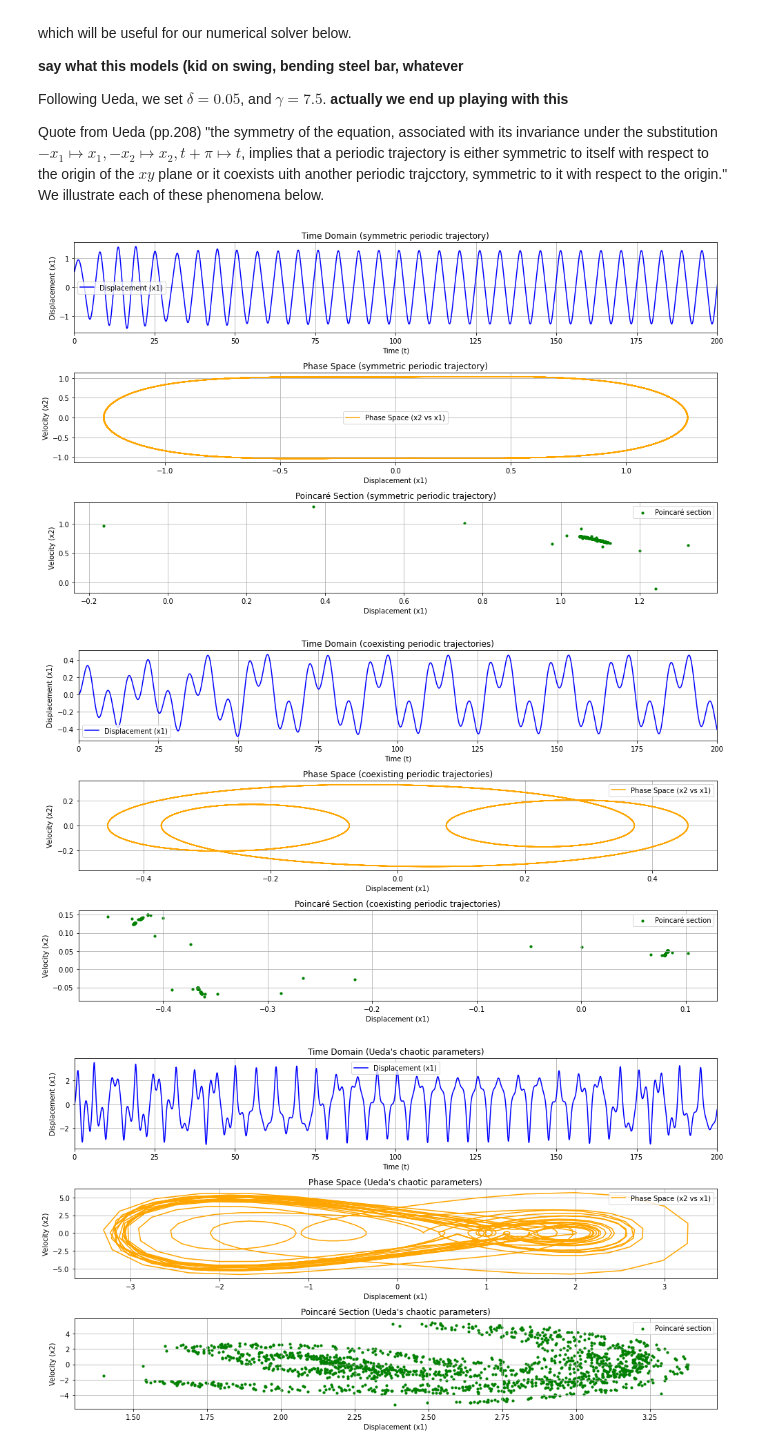
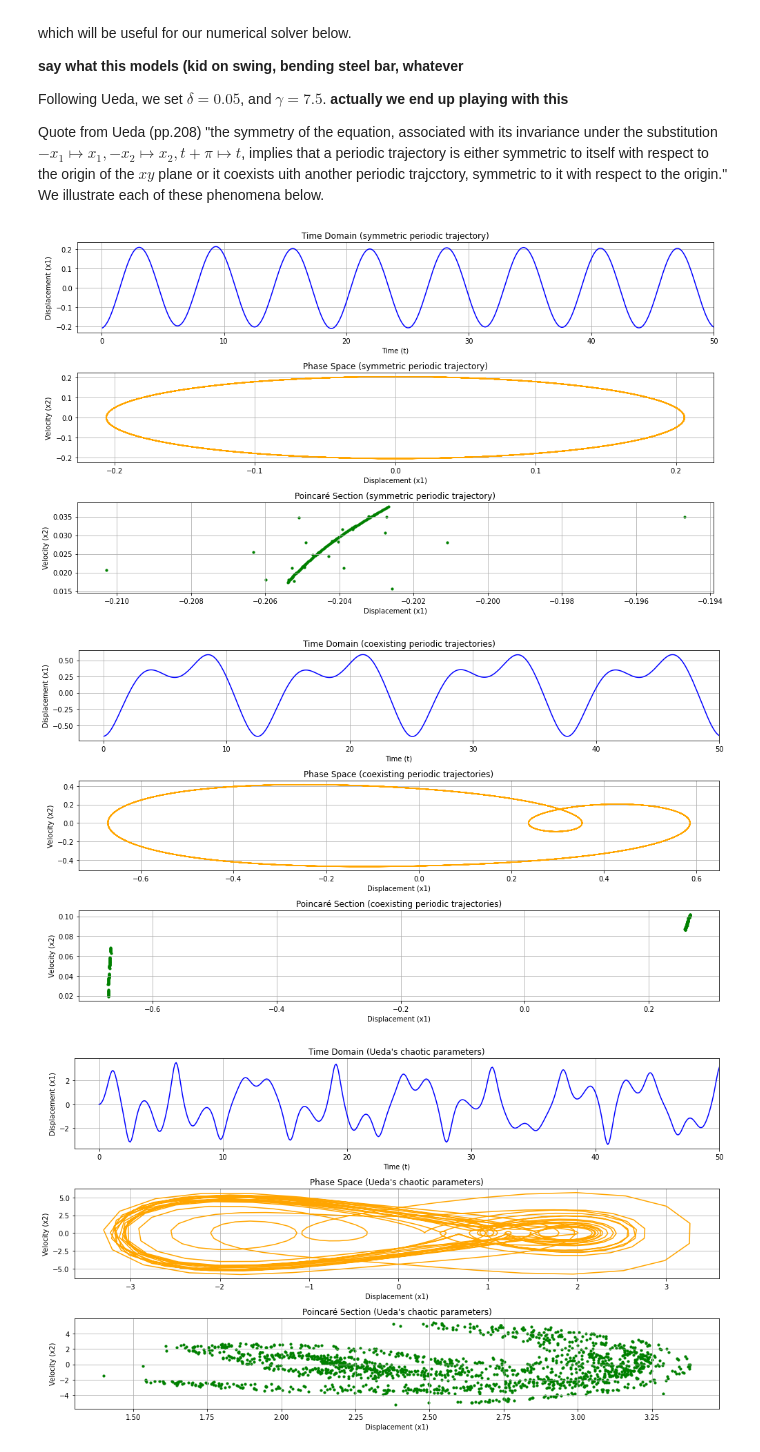
Before and after one commit to dowlaf/Dow-PHYS250-Project, a Jupyter notebook: interactive_notebook.ipynb, the cells around one changed output. Cells and saved outputs as stored; diff of their text form; code cells hidden in the pictures.

```diff
--- a/interactive_notebook.ipynb
+++ b/interactive_notebook.ipynb
@@ -84,18 +85,22 @@ def solve_ueda(y0, t_start, t_end, max_step=0.1, delta=0.05, gamma=7.5):
 # %%
 #this block defines a function which plots the results of the above simulation
 #i.e. it plots position, phase, and poincaré section plots
+
+#when ready to export, use plt.savefig to export to save a high quality image. also chop off the beginning of the
+#phase and poincare data to make the graphs cleaner and remove transients
+
+#it might be smart to plot the chaotic solution separately, with a much longer time scale and sensitivity
 def plot_ueda(t_values, x1_values, x2_values, poincare_x1, poincare_x2, title_suffix=""):
     plt.figure(figsize=(14, 8))
 
     #displacement vs. time
     plt.subplot(3, 1, 1)
     plt.plot(t_values, x1_values, label="Displacement (x1)", color="blue")
-    plt.xlim(0, 200)
+    plt.xlim(-2, 50)
     plt.xlabel("Time (t)")
     plt.ylabel("Displacement (x1)")
     plt.title(f"Time Domain {title_suffix}")
     plt.grid()
-    plt.legend()
 
     '''#this plots a phase plot with coloring for time. it shows the transients very well
     plt.subplot(3, 1, 2)
@@ -115,7 +120,8 @@ def plot_ueda(t_values, x1_values, x2_values, poincare_x1, poincare_x2, title_su
     plt.ylabel("Velocity (x2)")
     plt.title(f"Phase Space {title_suffix}")
     plt.grid()
-    plt.legend()
+   # plt.xlim(-3.5, 3.5)
+    #plt.ylim(-6, 6)
     #'''
 
     #plot Poincaré section
@@ -125,27 +131,27 @@ def plot_ueda(t_values, x1_values, x2_values, poincare_x1, poincare_x2, title_su
     plt.ylabel("Velocity (x2)")
     plt.title(f"Poincaré Section {title_suffix}")
     plt.grid()
-    plt.legend()
+   # plt.xlim(-.5, 3.5)
+   # plt.ylim(-6, 6)
 
     plt.tight_layout()
     plt.show()
-    #eventually, use plt.savefig to export
 # %%
-params1 = {"y0": [0.5, 0.5], "t_start": 0.0, "t_end": 1000.0, "max_step":0.1, "delta": 0.08, "gamma": 0.2}
+params1 = {"y0": [-0.21, 0.02], "t_start": 0.0, "t_end": 1000.0, "max_step":0.1, "delta": 0.08, "gamma": 0.2}
 t1, x1_1, x2_1, p_x1_1, p_x2_1 = solve_ueda(**params1)
 plot_ueda(t1, x1_1, x2_1, p_x1_1, p_x2_1, title_suffix="(symmetric periodic trajectory)")
 
 
-params2 = {"y0": [0, 0], "t_start": 0.0, "t_end": 1000.0, "max_step":0.1, "delta": 0.08, "gamma": 0.2}
+params2 = {"y0": [-0.67, 0.02], "t_start": 0.0, "t_end": 1000.0, "max_step":0.1, "delta": 0.08, "gamma": 0.2}
 t2, x1_2, x2_2, p_x1_2, p_x2_2 = solve_ueda(**params2)
 plot_ueda(t2, x1_2, x2_2, p_x1_2, p_x2_2, title_suffix="(coexisting periodic trajectories)")
 
 
 params3 = {"y0": [0.0, 0.0], "t_start": 0.0, "t_end": 10000.0, "max_step":0.1}
 t3, x1_3, x2_3, p_x1_3, p_x2_3 = solve_ueda(**params3)
 plot_ueda(t3, x1_3, x2_3, p_x1_3, p_x2_3, title_suffix="(Ueda's chaotic parameters)")
 # %% [output]
-[figure, old version]
+[figure, new version]
-[figure, old version]
+[figure, new version]
-[figure, old version]
+[figure, new version]
 # %%
```
Also changed, not shown: parts of 4 cells of this notebook.
